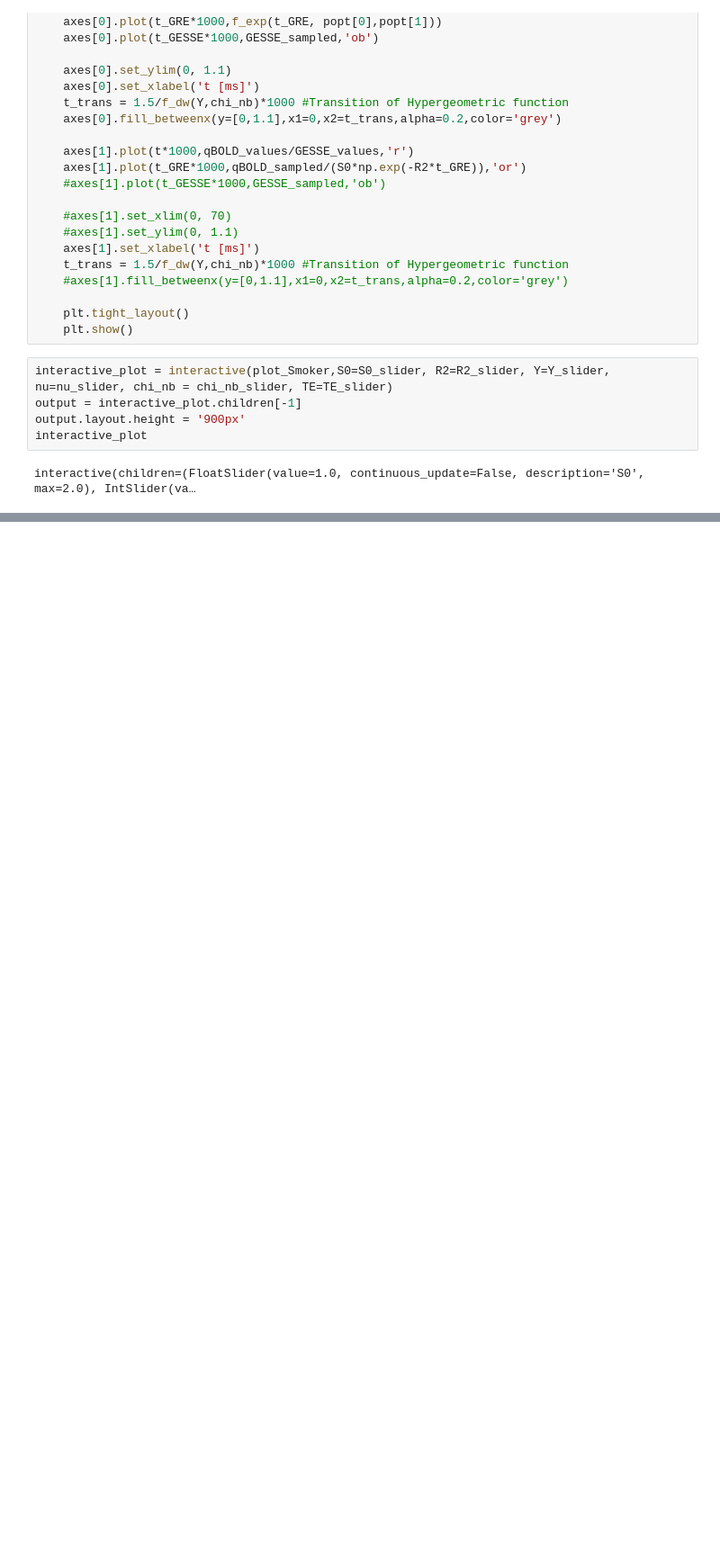
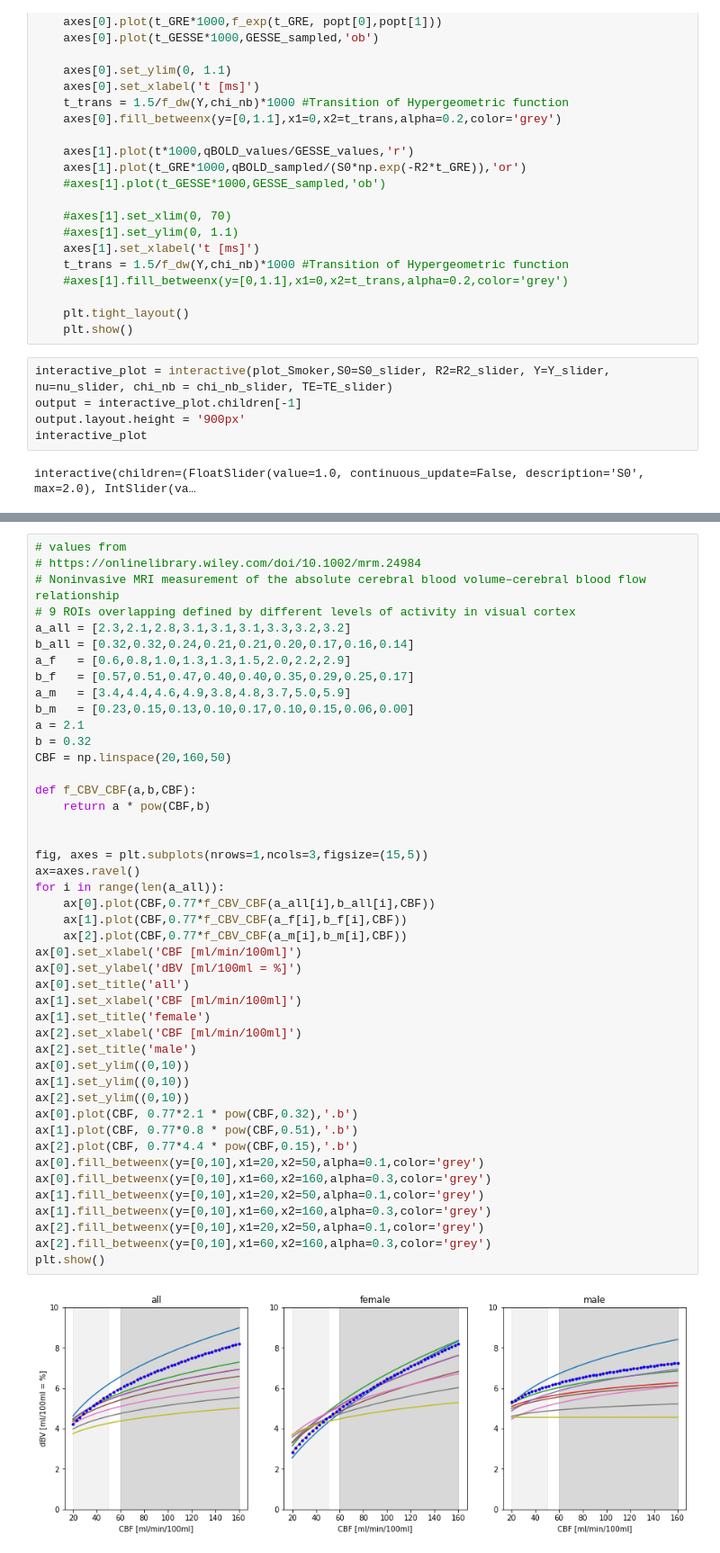
Before and after one commit to PatrickKinz/DeepLearning, a Jupyter notebook: smoker.ipynb, the cells around one changed output, grey strips where cells are left out. Shown at 90% size. Cells and saved outputs as stored; diff of their text form; blank space fills up the shorter version.

```diff
--- a/smoker.ipynb
+++ b/smoker.ipynb
@@ -269,0 +275,47 @@ plt.show()
+# %%
+# values from
+# https://onlinelibrary.wiley.com/doi/10.1002/mrm.24984
+# Noninvasive MRI measurement of the absolute cerebral blood volume–cerebral blood flow relationship
+# 9 ROIs overlapping defined by different levels of activity in visual cortex
+a_all = [2.3,2.1,2.8,3.1,3.1,3.1,3.3,3.2,3.2]
+b_all = [0.32,0.32,0.24,0.21,0.21,0.20,0.17,0.16,0.14]
+a_f   = [0.6,0.8,1.0,1.3,1.3,1.5,2.0,2.2,2.9]
+b_f   = [0.57,0.51,0.47,0.40,0.40,0.35,0.29,0.25,0.17]
+a_m   = [3.4,4.4,4.6,4.9,3.8,4.8,3.7,5.0,5.9]
+b_m   = [0.23,0.15,0.13,0.10,0.17,0.10,0.15,0.06,0.00]
+a = 2.1
+b = 0.32
+CBF = np.linspace(20,160,50)
+
+def f_CBV_CBF(a,b,CBF):
+    return a * pow(CBF,b)
+
+
+fig, axes = plt.subplots(nrows=1,ncols=3,figsize=(15,5))
+ax=axes.ravel()
+for i in range(len(a_all)):
+    ax[0].plot(CBF,0.77*f_CBV_CBF(a_all[i],b_all[i],CBF))
+    ax[1].plot(CBF,0.77*f_CBV_CBF(a_f[i],b_f[i],CBF))
+    ax[2].plot(CBF,0.77*f_CBV_CBF(a_m[i],b_m[i],CBF))
+ax[0].set_xlabel('CBF [ml/min/100ml]')
+ax[0].set_ylabel('dBV [ml/100ml = %]')
+ax[0].set_title('all')
+ax[1].set_xlabel('CBF [ml/min/100ml]')
+ax[1].set_title('female')
+ax[2].set_xlabel('CBF [ml/min/100ml]')
+ax[2].set_title('male')
+ax[0].set_ylim((0,10))
+ax[1].set_ylim((0,10))
+ax[2].set_ylim((0,10))
+ax[0].plot(CBF, 0.77*2.1 * pow(CBF,0.32),'.b')
+ax[1].plot(CBF, 0.77*0.8 * pow(CBF,0.51),'.b')
+ax[2].plot(CBF, 0.77*4.4 * pow(CBF,0.15),'.b')
+ax[0].fill_betweenx(y=[0,10],x1=20,x2=50,alpha=0.1,color='grey')
+ax[0].fill_betweenx(y=[0,10],x1=60,x2=160,alpha=0.3,color='grey')
+ax[1].fill_betweenx(y=[0,10],x1=20,x2=50,alpha=0.1,color='grey')
+ax[1].fill_betweenx(y=[0,10],x1=60,x2=160,alpha=0.3,color='grey')
+ax[2].fill_betweenx(y=[0,10],x1=20,x2=50,alpha=0.1,color='grey')
+ax[2].fill_betweenx(y=[0,10],x1=60,x2=160,alpha=0.3,color='grey')
+plt.show()
+# %% [output]
+[figure, added]
```
Also changed, not shown: parts of 4 cells of this notebook.
